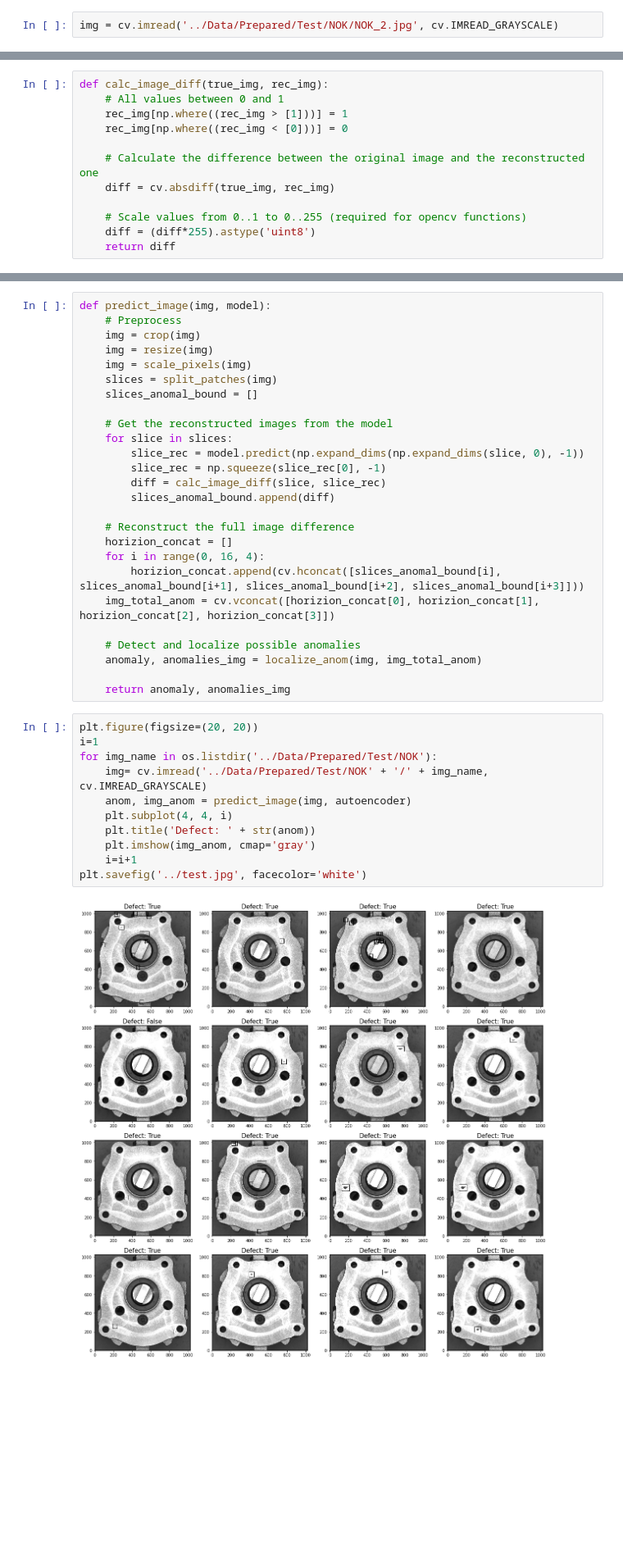
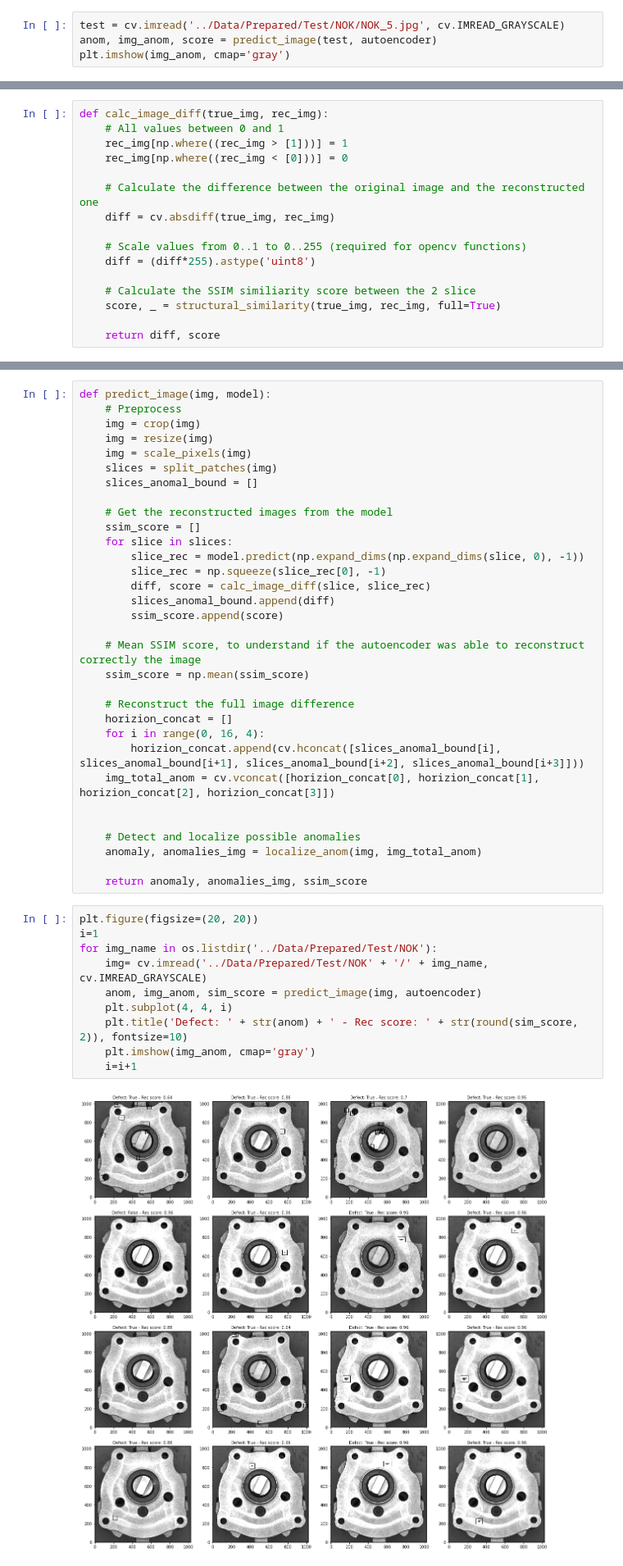
Before and after one commit to DragoneKTM/Industry_lab, a Jupyter notebook: Notebooks/Part3_test.ipynb, the cells around one changed output, grey strips where cells are left out. Shown at 82% size. Cells and saved outputs as stored; diff of their text form; blank space fills up the shorter version.

Commit message:
Added ssim score

```diff
--- a/Notebooks/Part3_test.ipynb
+++ b/Notebooks/Part3_test.ipynb
@@ -78,4 +79,6 @@ def crop(img, mask=False):
 # %% [markdown]
 ## Model evaluation
 # %%
-img = cv.imread('../Data/Prepared/Test/NOK/NOK_2.jpg', cv.IMREAD_GRAYSCALE)
+test = cv.imread('../Data/Prepared/Test/NOK/NOK_5.jpg', cv.IMREAD_GRAYSCALE)
+anom, img_anom, score = predict_image(test, autoencoder)
+plt.imshow(img_anom, cmap='gray')
@@ -90,7 +96,11 @@ def calc_image_diff(true_img, rec_img):
 
     # Scale values from 0..1 to 0..255 (required for opencv functions)
     diff = (diff*255).astype('uint8')
-    return diff
+
+    # Calculate the SSIM similiarity score between the 2 slice
+    score, _ = structural_similarity(true_img, rec_img, full=True)
+
+    return diff, score
 # %%
 def localize_anom(img, diff):
     anomaly = False
@@ -119,11 +129,16 @@ def predict_image(img, model):
     slices_anomal_bound = []
 
     # Get the reconstructed images from the model
+    ssim_score = []
     for slice in slices:
         slice_rec = model.predict(np.expand_dims(np.expand_dims(slice, 0), -1))
         slice_rec = np.squeeze(slice_rec[0], -1)
-        diff = calc_image_diff(slice, slice_rec)
+        diff, score = calc_image_diff(slice, slice_rec)
         slices_anomal_bound.append(diff)
+        ssim_score.append(score)
+
+    # Mean SSIM score, to understand if the autoencoder was able to reconstruct correctly the image
+    ssim_score = np.mean(ssim_score)
 
     # Reconstruct the full image difference
     horizion_concat = []
@@ -131,20 +146,20 @@ def predict_image(img, model):
         horizion_concat.append(cv.hconcat([slices_anomal_bound[i], slices_anomal_bound[i+1], slices_anomal_bound[i+2], slices_anomal_bound[i+3]]))
     img_total_anom = cv.vconcat([horizion_concat[0], horizion_concat[1], horizion_concat[2], horizion_concat[3]])
 
+
     # Detect and localize possible anomalies
     anomaly, anomalies_img = localize_anom(img, img_total_anom)
 
-    return anomaly, anomalies_img
+    return anomaly, anomalies_img, ssim_score
 # %%
 plt.figure(figsize=(20, 20))
 i=1
 for img_name in os.listdir('../Data/Prepared/Test/NOK'):
     img= cv.imread('../Data/Prepared/Test/NOK' + '/' + img_name, cv.IMREAD_GRAYSCALE)
-    anom, img_anom = predict_image(img, autoencoder)
+    anom, img_anom, sim_score = predict_image(img, autoencoder)
     plt.subplot(4, 4, i)
-    plt.title('Defect: ' + str(anom))
+    plt.title('Defect: ' + str(anom) + ' - Rec score: ' + str(round(sim_score, 2)), fontsize=10)
     plt.imshow(img_anom, cmap='gray')
     i=i+1
-plt.savefig('../test.jpg', facecolor='white')
 # %% [output]
-[figure, old version]
+[figure, new version]
```
Also changed, not shown: parts of 2 cells of this notebook, 1 other file.
